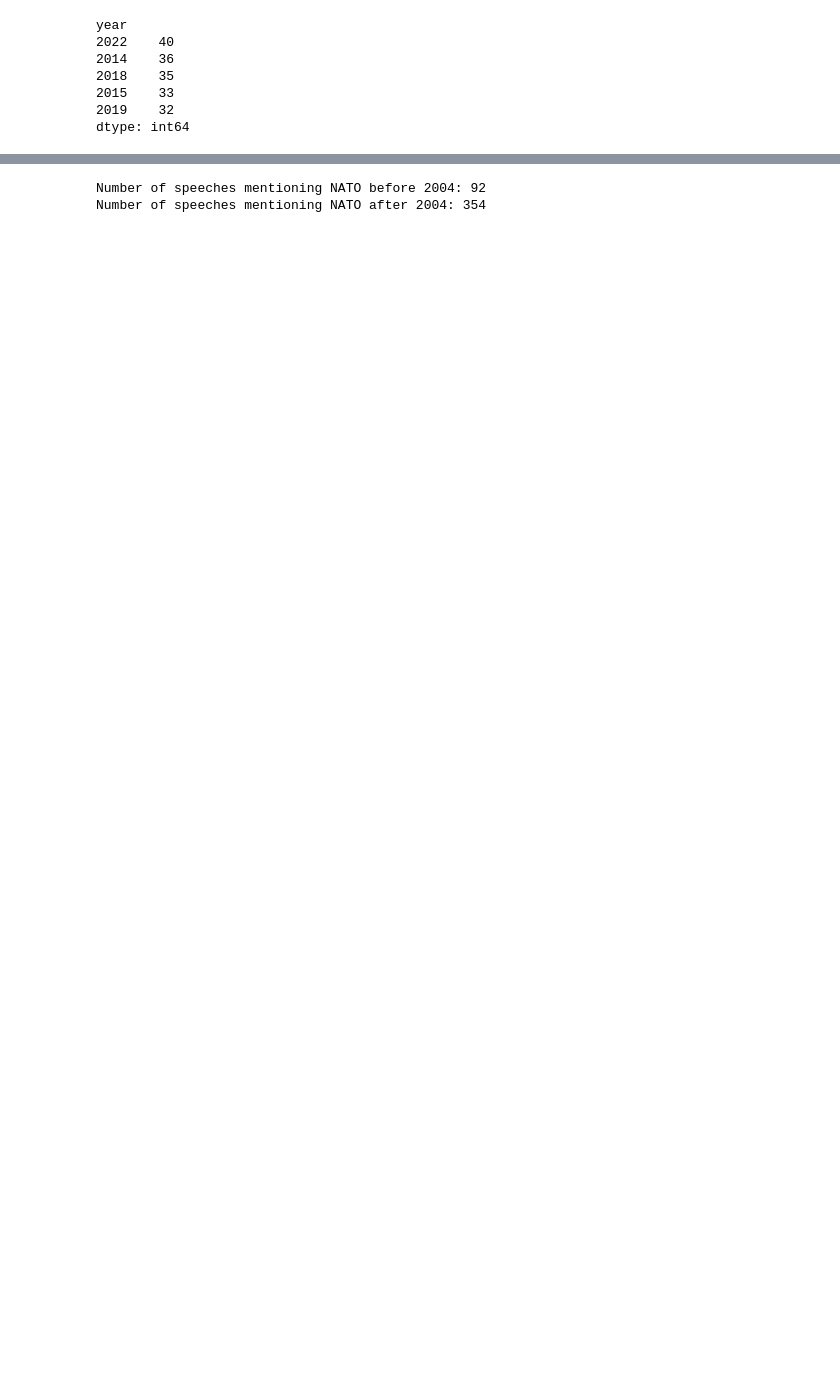
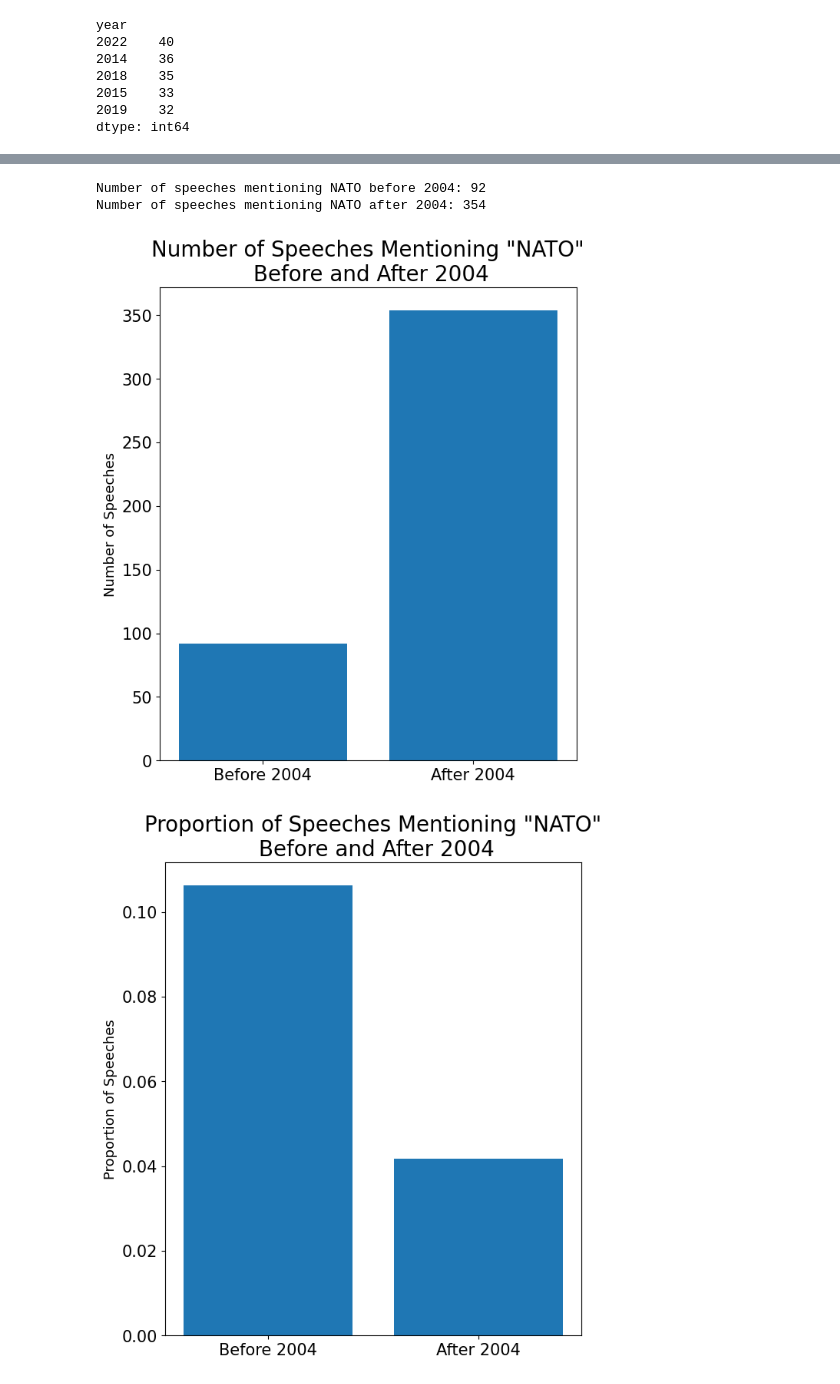
Before and after one commit to szuvarska/PutinsTalksAnalysis, a Jupyter notebook: 04_statistics.ipynb, the cells around one changed output, grey strips where cells are left out. Saved outputs shown, nothing was run; the diff lists cells and outputs as text; code cells hidden in the pictures; blank space fills up the shorter version.

```diff
--- a/04_statistics.ipynb
+++ b/04_statistics.ipynb
@@ -114,16 +115,43 @@ display(df_all.head())
 # %%
 df_nato = df_all[df_all['wordlist'].apply(
     lambda lst: any(word.lower() == 'nato' for word in lst)
 )].copy()
 df_nato['year'] = pd.to_datetime(df_nato['date']).dt.year
 nato_before_2004 = (df_nato['year'] < 2004).sum()
 nato_after_2004 = (df_nato['year'] >= 2004).sum()
 print(f'Number of speeches mentioning NATO before 2004: {nato_before_2004}')
 print(f'Number of speeches mentioning NATO after 2004: {nato_after_2004}')
 # wyszukiwanie kontekstu (zdania zawierające NATO) -> czy przed i po 2004 zmienił się kontekst wypowiedzi?
+
+# Plot nato mentions before and after 2004
+plt.figure(figsize=(7, 8))
+plt.bar(['Before 2004', 'After 2004'], [nato_before_2004, nato_after_2004])
+plt.title('Number of Speeches Mentioning "NATO"\n Before and After 2004', fontsize=20)
+plt.ylabel('Number of Speeches', fontsize=13)
+plt.xticks(fontsize=15)
+plt.yticks(fontsize=15)
+plt.show()
+
+# Plot nato mentions before and after 2004 but as a proportion of total speeches
+total_speeches_by_year = df_all.copy()
+total_speeches_by_year['year'] = pd.to_datetime(total_speeches_by_year['date']).dt.year
+total_speeches_by_year = total_speeches_by_year['year'].value_counts().sort_index()
+before_2004 = total_speeches_by_year[total_speeches_by_year.index < 2004].sum()
+after_2004 = total_speeches_by_year[total_speeches_by_year.index >= 2004].sum()
+proportion_before_2004 = nato_before_2004 / before_2004
+proportion_after_2004 = nato_after_2004 / after_2004
+plt.figure(figsize=(7, 8))
+plt.bar(['Before 2004', 'After 2004'], [proportion_before_2004, proportion_after_2004])
+plt.title('Proportion of Speeches Mentioning "NATO"\n Before and After 2004', fontsize=20)
+plt.ylabel('Proportion of Speeches', fontsize=13)
+plt.xticks(fontsize=15)
+plt.yticks(fontsize=15)
+plt.show()
 # %% [output]
 Number of speeches mentioning NATO before 2004: 92
 Number of speeches mentioning NATO after 2004: 354
+[figure, added]
+[figure, added]
 # %%
 # How often does he speak about “threats” before and after 2014?
 df_threats = df_all[df_all['wordlist'].apply(
```
Also changed, not shown: parts of 3 cells of this notebook, 1 other file.
